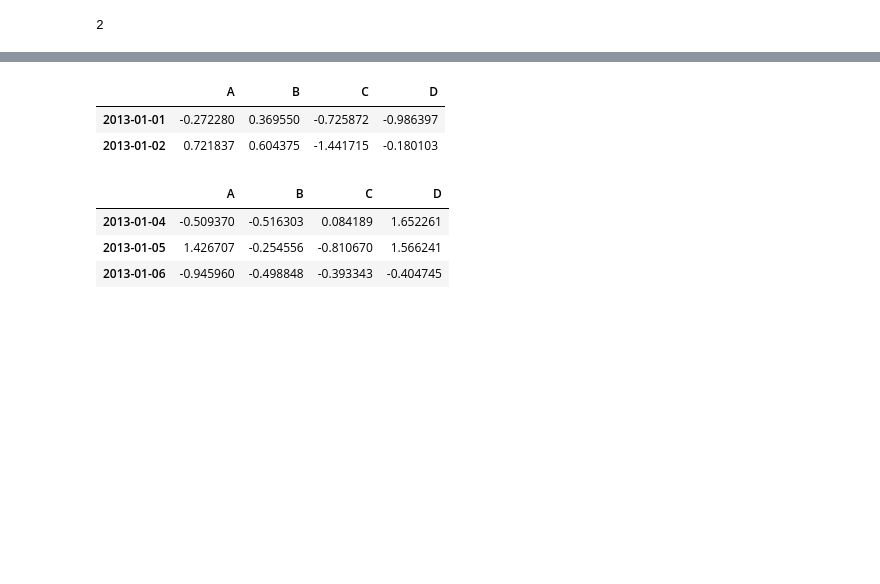
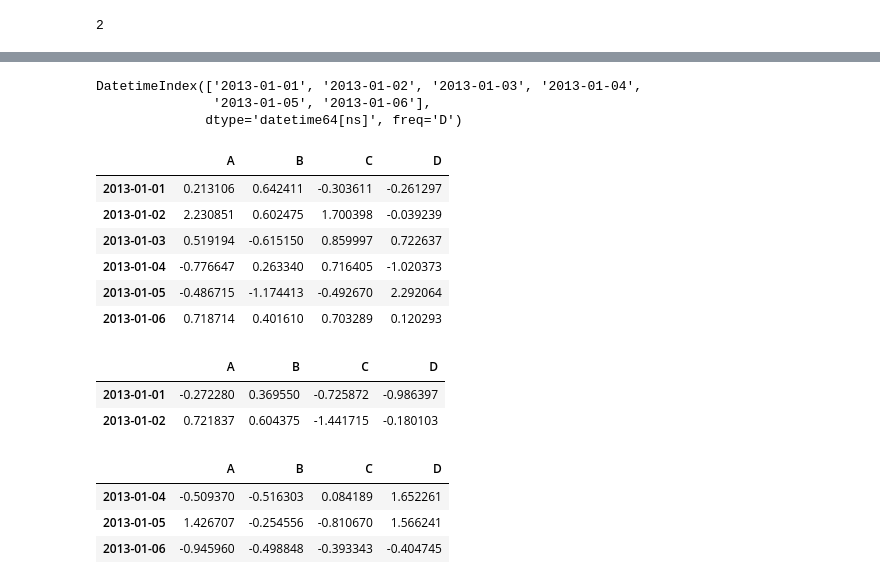
Before and after one commit to Deepankarkr/Code-library, a Jupyter notebook: Deepankar_at_ofc.ipynb, the cells around one changed output, grey strips where cells are left out. Saved outputs shown, nothing was run; the diff lists cells and outputs as text; code cells hidden in the pictures; blank space fills up the shorter version.

```diff
--- a/Deepankar_at_ofc.ipynb
+++ b/Deepankar_at_ofc.ipynb
@@ -24,3 +91,21 @@ df
+# %%
+dates = pd.date_range('20130101', periods=6)
+dates
+# %% [output]
+DatetimeIndex(['2013-01-01', '2013-01-02', '2013-01-03', '2013-01-04',
+               '2013-01-05', '2013-01-06'],
+              dtype='datetime64[ns]', freq='D')
+# %%
+df = pd.DataFrame(np.random.randn(6, 4), index=dates, columns=list('ABCD'))
+df
+# %% [output]
+|  | A | B | C | D |
+| 2013-01-01 | 0.213106 | 0.642411 | -0.303611 | -0.261297 |
+| 2013-01-02 | 2.230851 | 0.602475 | 1.700398 | -0.039239 |
+| 2013-01-03 | 0.519194 | -0.615150 | 0.859997 | 0.722637 |
+| 2013-01-04 | -0.776647 | 0.263340 | 0.716405 | -1.020373 |
+| 2013-01-05 | -0.486715 | -1.174413 | -0.492670 | 2.292064 |
+| 2013-01-06 | 0.718714 | 0.401610 | 0.703289 | 0.120293 |
 # %%
 df.head(2) # to get top rows , default is 5 rows otherwise whatever provided in (4)
 # %% [output]
```
Also changed, not shown: parts of 12 cells of this notebook.
